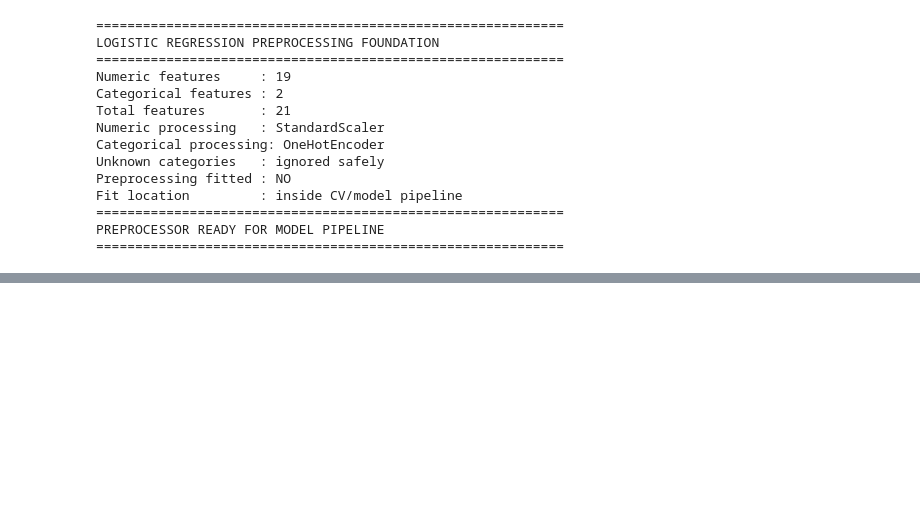
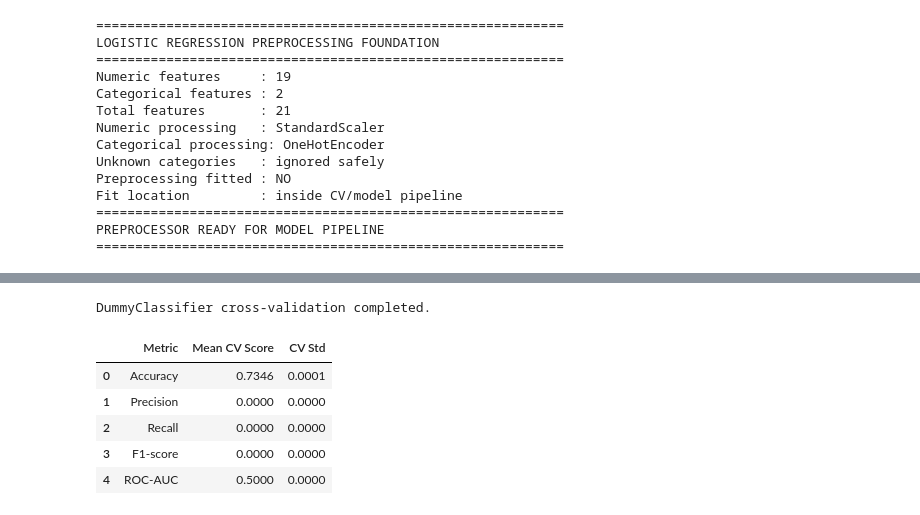
Before and after one commit to rgthimirad-cpu/Customer-Churn-Prediction-Business-Intelligence-System, a Jupyter notebook: Machine Learning/notebooks/01_logistic_regression.ipynb, the cells around one changed output, grey strips where cells are left out. Drawn from its saved outputs; the diff is of its cells as text; code cells hidden in the pictures; blank space fills up the shorter version.

Commit message:
feat : add dummy classifier baseline

```diff
--- a/Machine Learning/notebooks/01_logistic_regression.ipynb
+++ b/Machine Learning/notebooks/01_logistic_regression.ipynb
@@ -960,0 +1016,66 @@ PREPROCESSOR READY FOR MODEL PIPELINE
+# %%
+# ==========================================
+# 32. Cross-Validate Dummy Baseline
+# ==========================================
+
+dummy_cv_results = cross_validate(
+    estimator=dummy_pipeline,
+    X=X_train,
+    y=y_train,
+    cv=cv,
+    scoring=SCORING,
+    return_train_score=False
+)
+
+print("DummyClassifier cross-validation completed.")
+# %% [output]
+DummyClassifier cross-validation completed.
+# %%
+# ==========================================
+# 33. Summarize Dummy Baseline Results
+# ==========================================
+
+dummy_summary = pd.DataFrame({
+    "Metric": [
+        "Accuracy",
+        "Precision",
+        "Recall",
+        "F1-score",
+        "ROC-AUC"
+    ],
+
+    "Mean CV Score": [
+        dummy_cv_results["test_accuracy"].mean(),
+        dummy_cv_results["test_precision"].mean(),
+        dummy_cv_results["test_recall"].mean(),
+        dummy_cv_results["test_f1"].mean(),
+        dummy_cv_results["test_roc_auc"].mean()
+    ],
+
+    "CV Std": [
+        dummy_cv_results["test_accuracy"].std(),
+        dummy_cv_results["test_precision"].std(),
+        dummy_cv_results["test_recall"].std(),
+        dummy_cv_results["test_f1"].std(),
+        dummy_cv_results["test_roc_auc"].std()
+    ]
+})
+
+dummy_summary["Mean CV Score"] = (
+    dummy_summary["Mean CV Score"]
+    .round(4)
+)
+
+dummy_summary["CV Std"] = (
+    dummy_summary["CV Std"]
+    .round(4)
+)
+
+dummy_summary
+# %% [output]
+|  | Metric | Mean CV Score | CV Std |
+| 0 | Accuracy | 0.7346 | 0.0001 |
+| 1 | Precision | 0.0000 | 0.0000 |
+| 2 | Recall | 0.0000 | 0.0000 |
+| 3 | F1-score | 0.0000 | 0.0000 |
+| 4 | ROC-AUC | 0.5000 | 0.0000 |
```
Also changed, not shown: parts of 4 cells of this notebook.
